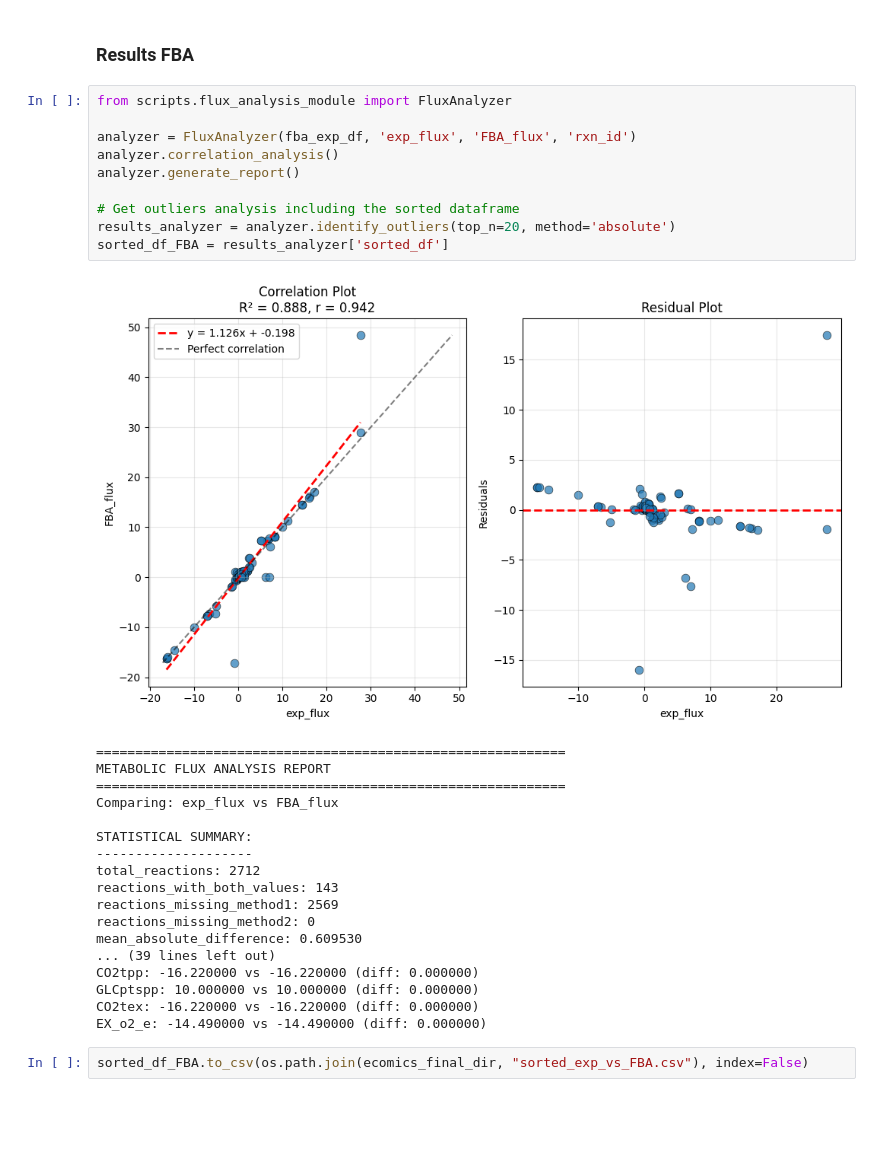
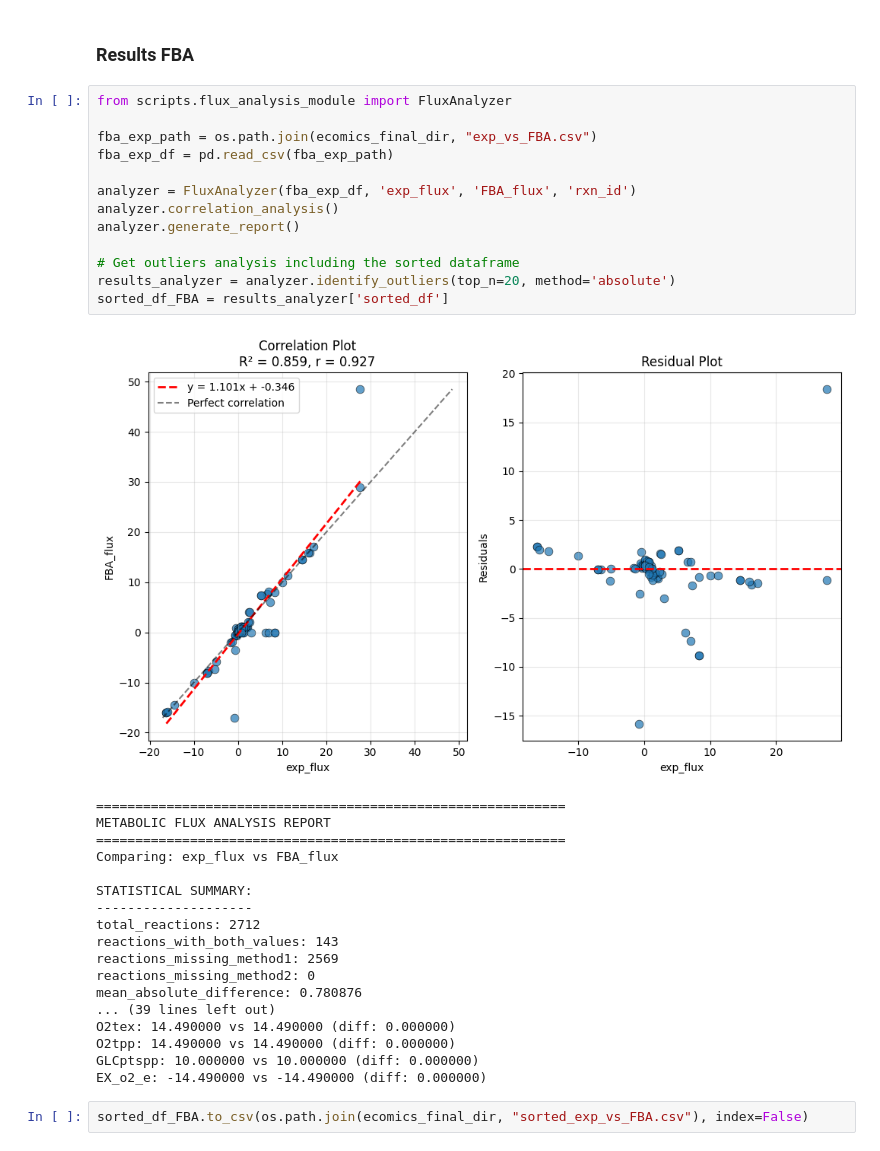
Before and after one commit to lyach/BactoCat, a Jupyter notebook: experiments/ECOMICS_fluxomics.ipynb, the cells around one changed output. Drawn from its saved outputs; the diff is of its cells as text; blank space fills up the shorter version.

```diff
--- a/experiments/ECOMICS_fluxomics.ipynb
+++ b/experiments/ECOMICS_fluxomics.ipynb
@@ -493,16 +493,19 @@ exp_df_kinGEMs.to_csv(os.path.join(ecomics_final_dir, "fluxes_exp_kinGEMs.csv"),
 ### Results FBA
 # %%
 from scripts.flux_analysis_module import FluxAnalyzer
+
+fba_exp_path = os.path.join(ecomics_final_dir, "exp_vs_FBA.csv")
+fba_exp_df = pd.read_csv(fba_exp_path)
 
 analyzer = FluxAnalyzer(fba_exp_df, 'exp_flux', 'FBA_flux', 'rxn_id')
 analyzer.correlation_analysis()
 analyzer.generate_report()
 
 # Get outliers analysis including the sorted dataframe
 results_analyzer = analyzer.identify_outliers(top_n=20, method='absolute')
 sorted_df_FBA = results_analyzer['sorted_df']
 # %% [output]
-[figure, old version]
+[figure, new version]
 ============================================================
 METABOLIC FLUX ANALYSIS REPORT
 ============================================================
@@ -514,11 +517,11 @@ total_reactions: 2712
 reactions_with_both_values: 143
 reactions_missing_method1: 2569
 reactions_missing_method2: 0
-mean_absolute_difference: 0.609530
+mean_absolute_difference: 0.780876
 ... (39 lines left out)
-CO2tpp: -16.220000 vs -16.220000 (diff: 0.000000)
+O2tex: 14.490000 vs 14.490000 (diff: 0.000000)
+O2tpp: 14.490000 vs 14.490000 (diff: 0.000000)
 GLCptspp: 10.000000 vs 10.000000 (diff: 0.000000)
-CO2tex: -16.220000 vs -16.220000 (diff: 0.000000)
 EX_o2_e: -14.490000 vs -14.490000 (diff: 0.000000)
 # %%
 sorted_df_FBA.to_csv(os.path.join(ecomics_final_dir, "sorted_exp_vs_FBA.csv"), index=False)
```
Also changed, not shown: parts of 6 cells of this notebook, 13 other files.
